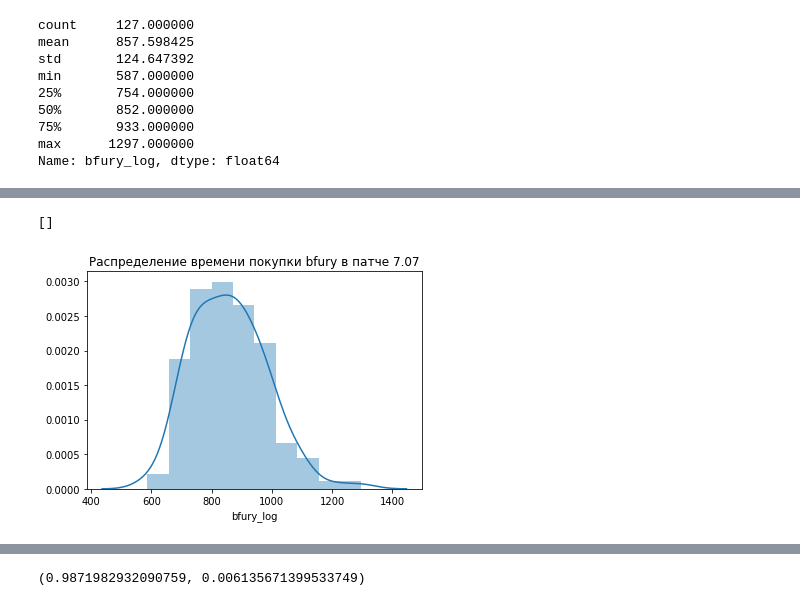
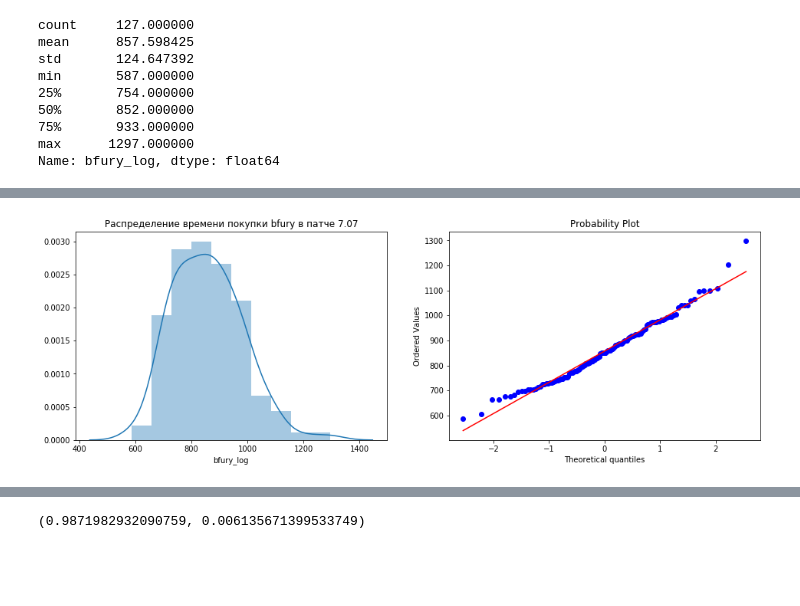
Before and after one commit to UladzislauSafronau/analyze-dota-match, a Jupyter notebook: test-tasks.ipynb, the cells around one changed output, grey strips where cells are left out. Saved outputs shown, nothing was run; the diff lists cells and outputs as text; code cells hidden in the pictures; blank space fills up the shorter version.

```diff
--- a/test-tasks.ipynb
+++ b/test-tasks.ipynb
@@ -114,15 +109,15 @@ def parse_response(response):
     result = pd.DataFrame(rows)
     return result
 
-def get_sql(filename):
+def read_sql_from_file(filename):
     with open(filename) as file:
         sql = file.read().replace('\n',' ')
     return sql
 
-response = requests.get('https://api.opendota.com/api/explorer',params={"sql":get_sql("select_antimage_7_07_patch.sql")})
+response = requests.get('https://api.opendota.com/api/explorer',params={"sql":read_sql_from_file("select_antimage_7_07_patch.sql")})
 print(response)
 last_patch_data = parse_response(response)
-response = requests.get('https://api.opendota.com/api/explorer',params={"sql":get_sql("select.sql")})
+response = requests.get('https://api.opendota.com/api/explorer',params={"sql":read_sql_from_file("select.sql")})
 print(response)
 prev_patch_data = parse_response(response)
 # %% [output]
@@ -202,7 +214,8 @@ qqplot = stats.probplot(prev_patch_data.bfury_log, dist="norm", plot=plt)
 # %%
-ax = sns.distplot(last_patch_data.bfury_log)
+fig,axes = plt.subplots(1,2,figsize=(16,5))
+ax = sns.distplot(last_patch_data.bfury_log,ax=axes[0])
 ax.set_title("Распределение времени покупки bfury в патче 7.07")
 ax.plot()
+qqplot = stats.probplot(last_patch_data.bfury_log, dist="norm", plot=axes[1])
 # %% [output]
-[]
-[figure, old version]
+[figure, new version]
```
Also changed, not shown: parts of 57 cells of this notebook.
